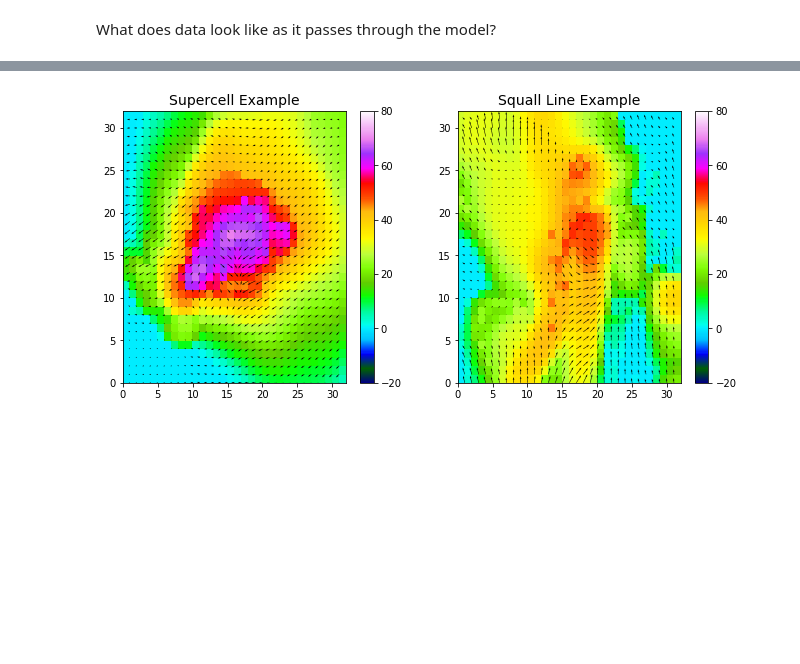
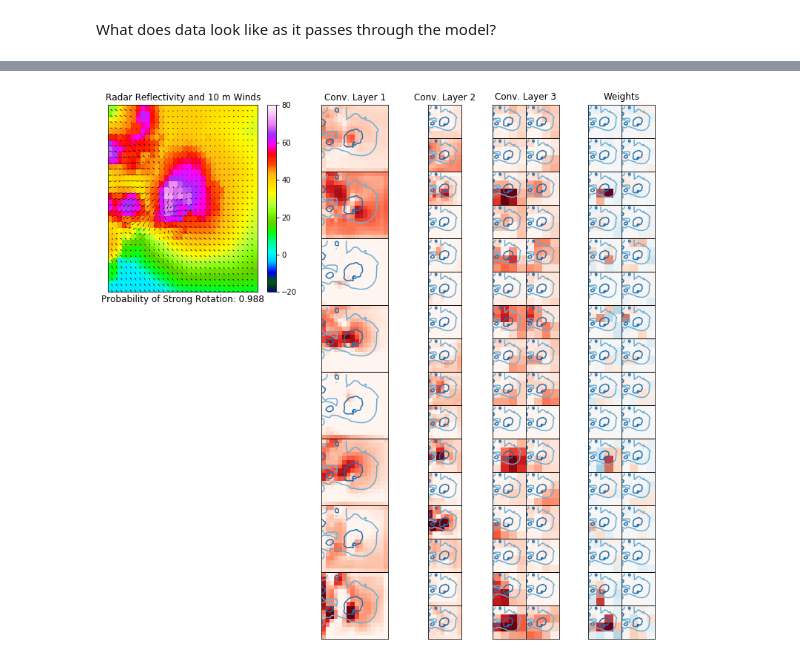
Before and after one commit to djgagne/ams-ml-python-course, a Jupyter notebook: module_3/ML_Short_Course_Module_3_Deep_Learning.ipynb, the cells around one changed output, grey strips where cells are left out. Saved outputs shown, nothing was run; the diff lists cells and outputs as text; code cells hidden in the pictures; blank space fills up the shorter version.

Commit message:
Added deep learning module changes, updates to readme and download_data script

```diff
--- a/module_3/ML_Short_Course_Module_3_Deep_Learning.ipynb
+++ b/module_3/ML_Short_Course_Module_3_Deep_Learning.ipynb
@@ -630,3 +636,5 @@ _________________________________________________________________
+# %%
+conv_model = load_model("conv_model.h5")
 # %% [markdown]
 We use the fit function to optimize the model.
 # %%
@@ -728,19 +742,5 @@ interactive(children=(SelectionSlider(description='example', options=(35842, 583
 <function __main__.plot_conv_layers_out(example=1)>
-# %%
-test_indices = np.where(valid_dates >= train_test_date)[0]
-
-plt.figure(figsize=(11, 5))
-plt.subplot(1, 2, 1)
-refl = plt.pcolormesh(all_in_data[test_indices][28079, :, :, 0], vmin=-20, vmax=80, cmap="gist_ncar")
-plt.colorbar(refl)
-plt.quiver(all_in_data[test_indices][28079, :, :, 1], all_in_data[28079, :,:,2])
-plt.title("Supercell Example", fontsize=14)
-plt.subplot(1, 2, 2)
-
-refl = plt.pcolormesh(all_in_data[test_indices][5599, :, :, 0], vmin=-20, vmax=80, cmap="gist_ncar")
-plt.colorbar(refl)
-plt.quiver(all_in_data[test_indices][5599, :, :, 1], all_in_data[5599, :,:,2])
-plt.title("Squall Line Example", fontsize=14)
-plt.savefig("supercell_squall.png", dpi=200, bbox_inches="tight")
-# %% [output]
-[figure, removed]
+# %%
+plot_conv_layers_out(32237)
+# %% [output]
+[figure, added]
```
Also changed, not shown: parts of 30 cells of this notebook, 6 other files.
